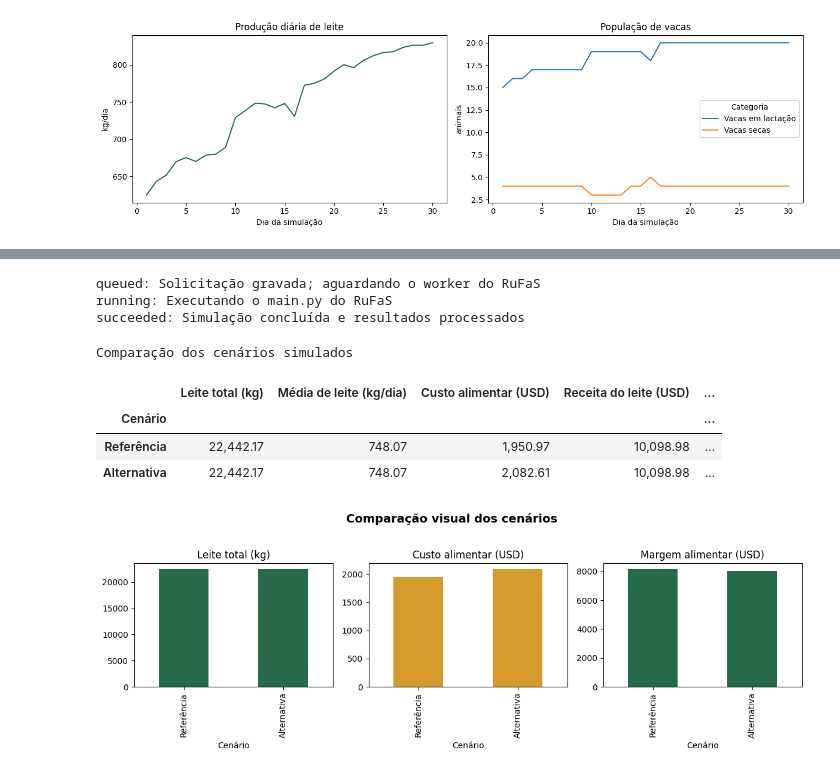
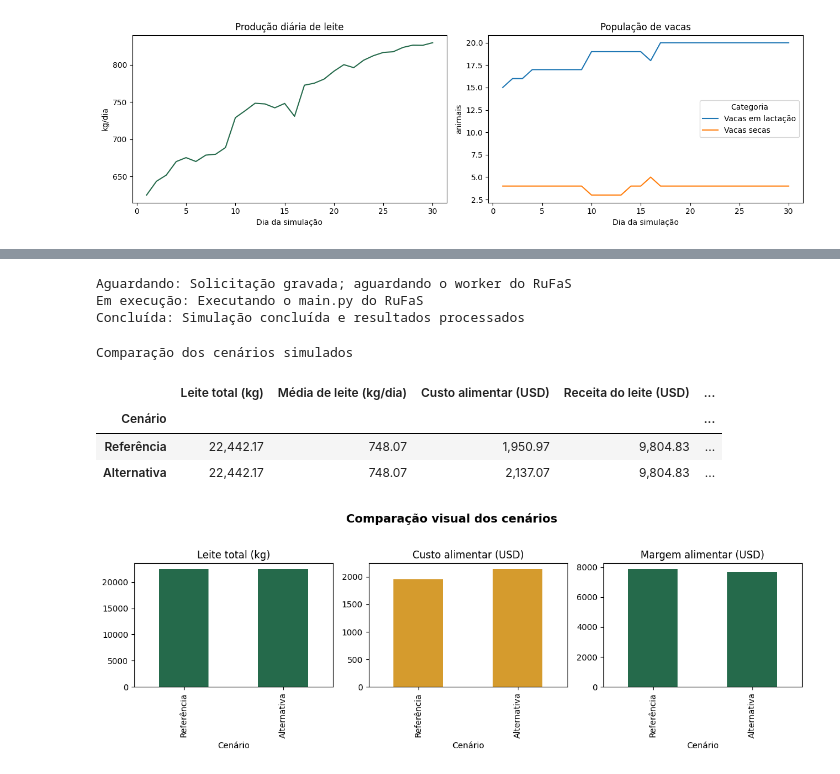
Before and after one commit to rogeriodosanjos/trabalho-de-otimizacao, a Jupyter notebook: notebooks/01_primeira_simulacao.ipynb, the cells around one changed output, grey strips where cells are left out. Cells and saved outputs as stored; diff of their text form; code cells hidden in the pictures.

```diff
--- a/notebooks/01_primeira_simulacao.ipynb
+++ b/notebooks/01_primeira_simulacao.ipynb
@@ -355,45 +670,71 @@ O cenário alternativo também nasce no notebook: ele copia a referência e desl
 # %%
+# BLOCO 1 — Criação de um cenário independente para comparação
+# `deepcopy` copia também os objetos internos. Assim, alterar a alternativa
+# não modifica a dieta nem os resultados do cenário de referência.
 alternative = copy.deepcopy(reference)
 alternative.name = 'dieta_alternativa'
+
+# BLOCO 2 — Alteração controlada da composição da dieta
+# O dicionário permite localizar ingredientes pelo ID. Retiramos dois pontos
+# percentuais da silagem de milho e os transferimos para o milho moído,
+# mantendo a soma total da dieta em 100%. Isso é um cenário, não uma otimização.
 ingredient_by_id = {item.feed_type: item for item in alternative.diet.ingredients}
-ingredient_by_id[50].ration_percentage -= 2.0  # silagem de milho
-ingredient_by_id[44].ration_percentage += 2.0  # milho moído
+# ingredient_by_id[50].ration_percentage -= 2.0  # silagem de milho
+# ingredient_by_id[44].ration_percentage += 2.0  # milho moído
+
+# segundo cenário de dieta em 100%
+ingredient_by_id[50].ration_percentage -= 5.0 # silagem de milho
+ingredient_by_id[44].ration_percentage += 3.0 # milho moído
+ingredient_by_id[110].ration_percentage += 2.0 # Silagem de leguminosa em maturação intermediária
+
+# BLOCO 3 — Validação, envio e leitura da simulação alternativa
+# Como a semente foi copiada, os dois cenários usam a mesma sequência de
+# sorteios, ajudando a isolar o efeito da alteração da dieta.
 validate_simulation_config(alternative)
 alternative_job = submit_simulation(alternative, SHARED_ROOT)
 wait_for_simulation(alternative_job, SHARED_ROOT, timeout_seconds=1800)
 alternative_result = load_result(alternative_job, SHARED_ROOT)
+
+# BLOCO 4 — Cálculo econômico e comparação dos dois cenários
 alternative_economics = calculate_economics(alternative_result, alternative)
 comparison = compare_scenarios({
     'Referência': (reference_result, reference_economics),
     'Alternativa': (alternative_result, alternative_economics),
 })
+
+# BLOCO 5 — Tradução dos nomes técnicos das colunas
 comparison_display = comparison.rename(columns={
     'milk_kg': 'Leite total (kg)',
     'average_daily_milk_kg': 'Média de leite (kg/dia)',
     'feed_cost': 'Custo alimentar (USD)',
     'milk_revenue': 'Receita do leite (USD)',
     'margin_over_feed_cost': 'Margem alimentar (USD)',
 }).rename_axis('Cenário')
+
+# BLOCO 6 — Formatação e exibição da tabela comparativa
 comparison_style = (
     comparison_display.style
     .set_caption('Comparação dos cenários simulados')
     .set_table_styles(TABLE_STYLES)
     .format('{:,.2f}')
 )
 display(comparison_style)
+
+# BLOCO 7 — Comparação visual de produção, custo e margem
+# Cada indicador recebe um painel próprio porque possui escala diferente.
 comparison_display[[
     'Leite total (kg)', 'Custo alimentar (USD)', 'Margem alimentar (USD)'
 ]].plot.bar(figsize=(12, 4), subplots=True, layout=(1, 3), legend=False, color=['#256a4b', '#d59b2d'])
 plt.suptitle('Comparação visual dos cenários', y=1.03, fontsize=14, fontweight='bold')
 plt.xlabel('Cenário')
 plt.tight_layout()
 # %% [output]
-queued: Solicitação gravada; aguardando o worker do RuFaS
-running: Executando o main.py do RuFaS
-succeeded: Simulação concluída e resultados processados
+Aguardando: Solicitação gravada; aguardando o worker do RuFaS
+Em execução: Executando o main.py do RuFaS
+Concluída: Simulação concluída e resultados processados
 Comparação dos cenários simulados
 |  | Leite total (kg) | Média de leite (kg/dia) | Custo alimentar (USD) | Receita do leite (USD) | ... |
 | Cenário |  |  |  |  | ... |
-| Referência | 22,442.17 | 748.07 | 1,950.97 | 10,098.98 | ... |
-| Alternativa | 22,442.17 | 748.07 | 2,082.61 | 10,098.98 | ... |
+| Referência | 22,442.17 | 748.07 | 1,950.97 | 9,804.83 | ... |
+| Alternativa | 22,442.17 | 748.07 | 2,137.07 | 9,804.83 | ... |
 [figure]
```
Also changed, not shown: parts of 26 cells of this notebook, 28 other files.
